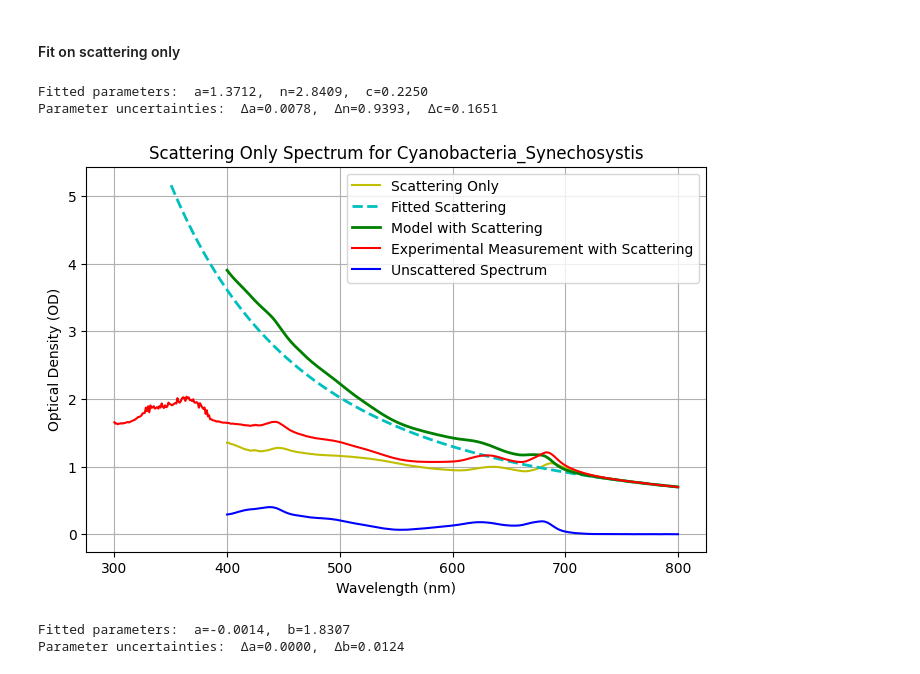
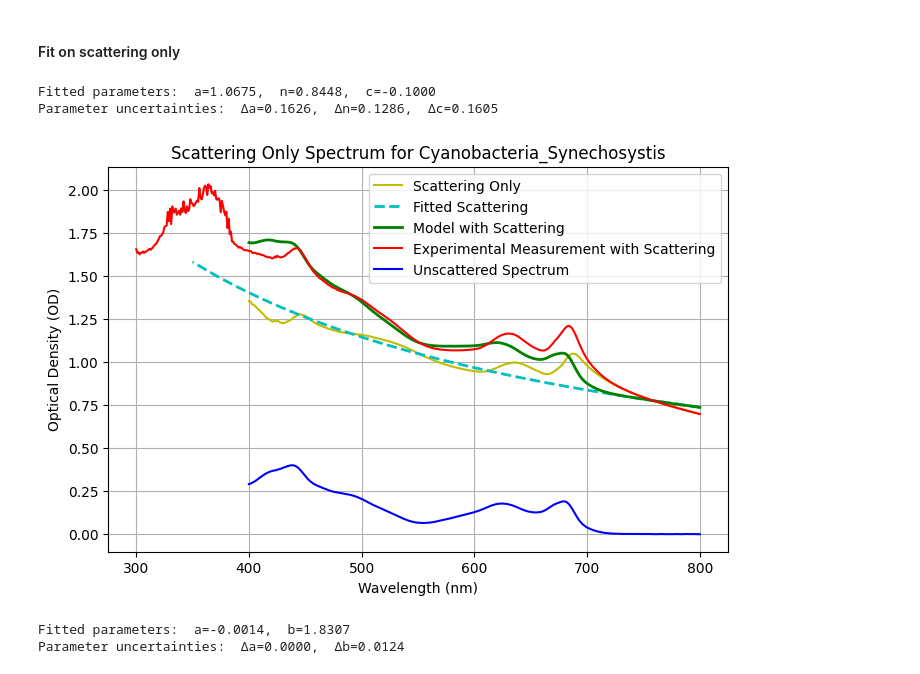
Before and after one commit to matsbannink/machine_learning, a Jupyter notebook: scattering.ipynb, the cells around one changed output. Cells and saved outputs as stored; diff of their text form; code cells hidden in the pictures.

```diff
--- a/scattering.ipynb
+++ b/scattering.ipynb
@@ -40,15 +40,14 @@ plt.show()
 # %%
 def fitting_function(wavelengths_nm, a, n, c):
     lam = wavelengths_nm.astype(float)
-    lambda_ref = 550
+    lambda_ref = 600
     return a * (lam / lambda_ref) ** (-n) + c
-
 mask = (experimental_wavelengths >= 770) & (experimental_wavelengths <= 800)
 wl_fit = experimental_wavelengths[mask]
 A_fit  = experimental_spectrum[mask]
 
 p0 = (0.1, 1.0, 0.0)
-popt, pcov = curve_fit(fitting_function, wl_fit, A_fit, p0=p0)
+popt, pcov = curve_fit(fitting_function, wl_fit, A_fit, p0=p0, maxfev = 200000)
 a_hat, n_hat, c_hat = popt
 print(f"Fitted parameters:  a={a_hat:.4f},  n={n_hat:.4f},  c={c_hat:.6f}")
 perr = np.sqrt(np.diag(pcov))
@@ -85,41 +84,52 @@ scattering_only["Wavelength"] = experimental_wavelengths[mask]
 scattering_only["Optical Density"] = experimental_spectrum[mask] - unscattered_spectrum
 
 scattering_only_wavelengths = scattering_only["Wavelength"]
 scattering_only_optical_density = scattering_only["Optical Density"]
 
 scattering_only["Optical Density"] = scattering_only["Optical Density"].replace(np.nan, 0)
-mask = (scattering_only_wavelengths >= 770) & (scattering_only_wavelengths <= 800)
-wl_fit = scattering_only_wavelengths[mask]
-A_fit  = scattering_only_optical_density[mask]
 
-p0 = (0.1, 0, 0.0)
-popt, pcov = curve_fit(fitting_function, wl_fit, A_fit, p0=p0)
+# fit away from absorption peaks, over a wide range
+mask = (
+    ((scattering_only_wavelengths >= 450) & (scattering_only_wavelengths <= 600)) |
+    ((scattering_only_wavelengths >= 720) & (scattering_only_wavelengths <= 800))
+)
+wl_fit = scattering_only_wavelengths[mask].values.astype(float)
+A_fit  = scattering_only_optical_density[mask].values.astype(float)
+
+p0 = [1.0, 1.0, 0.0]
+# bounds the fitted parameters in some regime. We know it's Mie, so .3< n <2.5
+bounds = ([0,   0.3,  -0.1],[5,   2.5,   0.3])
+
+popt, pcov = curve_fit(
+    fitting_function, wl_fit, A_fit,
+    p0=p0, bounds=bounds, maxfev=200
+)
 a_hat, n_hat, c_hat = popt
 print(f"Fitted parameters:  a={a_hat:.4f},  n={n_hat:.4f},  c={c_hat:.4f}")
 perr = np.sqrt(np.diag(pcov))
 print(f"Parameter uncertainties:  Δa={perr[0]:.4f},  Δn={perr[1]:.4f},  Δc={perr[2]:.4f}")
 
 wl_full = unscattered_wavelengths
 A_full = unscattered_spectrum
 fitted_scattering = fitting_function(wl_full, a=a_hat, n=n_hat, c=c_hat)
 model_scattering_only = A_full + fitted_scattering
 
 plt.figure(figsize=(8, 5))
 plt.plot(scattering_only_wavelengths, scattering_only_optical_density, 'y', label='Scattering Only', markersize=4)
 plt.plot(wl_full, fitted_scattering, 'c--', label='Fitted Scattering', linewidth=2)
 plt.plot(wl_full, model_scattering_only, 'g', label='Model with Scattering', linewidth=2)
 plt.plot(experimental_wavelengths, experimental_spectrum, 'r', label='Experimental Measurement with Scattering', markersize=4)
 plt.plot(unscattered_wavelengths, unscattered_spectrum, 'b', label='Unscattered Spectrum')
 plt.xlabel('Wavelength (nm)')
 plt.ylabel('Optical Density (OD)')
 plt.title('Scattering Only Spectrum for Cyanobacteria_Synechosystis')
 plt.legend()
 plt.grid()
 plt.show()
 # %% [output]
-Fitted parameters:  a=1.3712,  n=2.8409,  c=0.2250
-Parameter uncertainties:  Δa=0.0078,  Δn=0.9393,  Δc=0.1651
+Fitted parameters:  a=1.0675,  n=0.8448,  c=-0.1000
+Parameter uncertainties:  Δa=0.1626,  Δn=0.1286,  Δc=0.1605
-[figure, old version]
+[figure, new version]
 # %%
 def linear_fitting_function(wavelengths_nm, a, b):
         return a * wavelengths_nm + b
```
Also changed, not shown: parts of 1 cell of this notebook.
